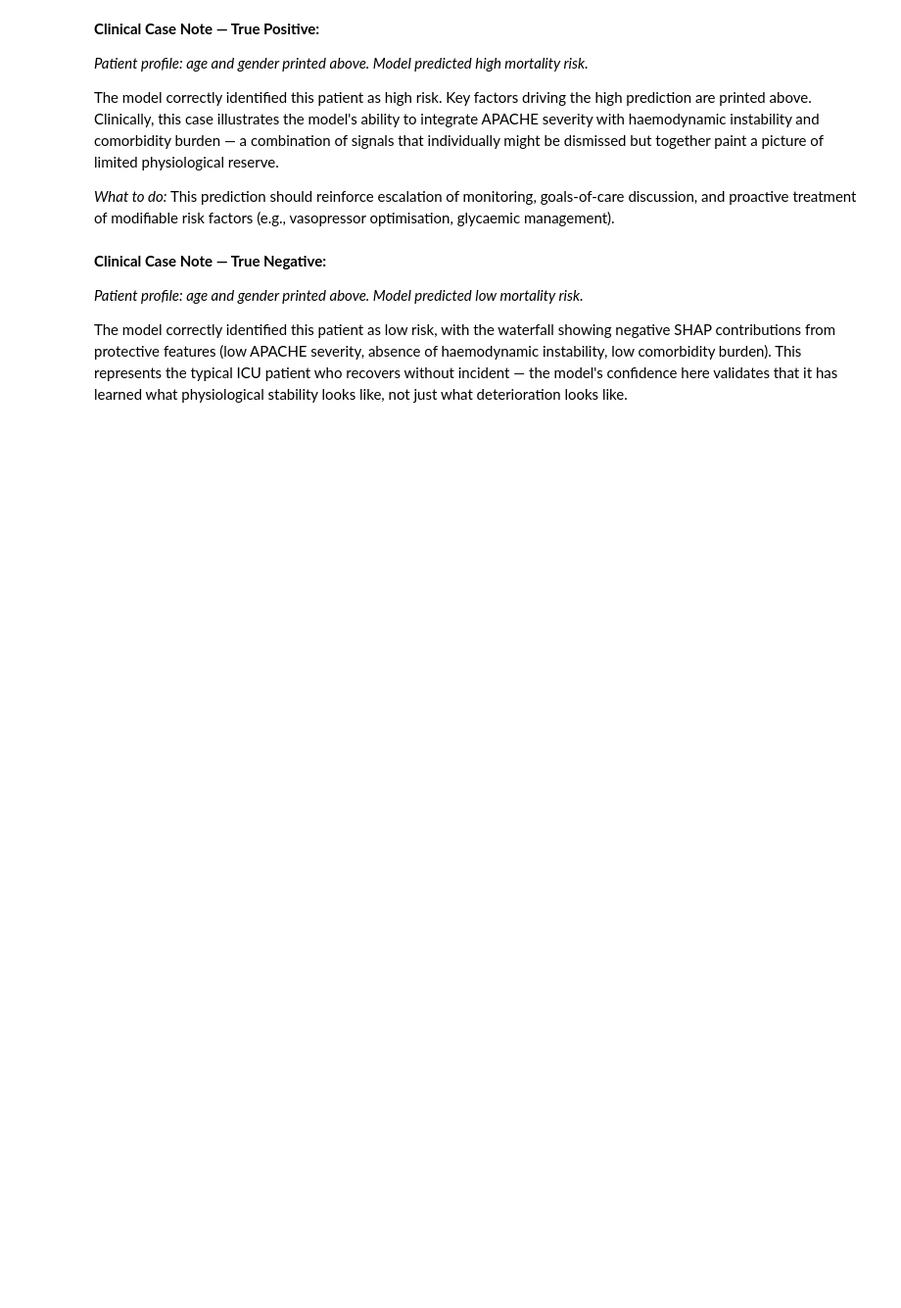
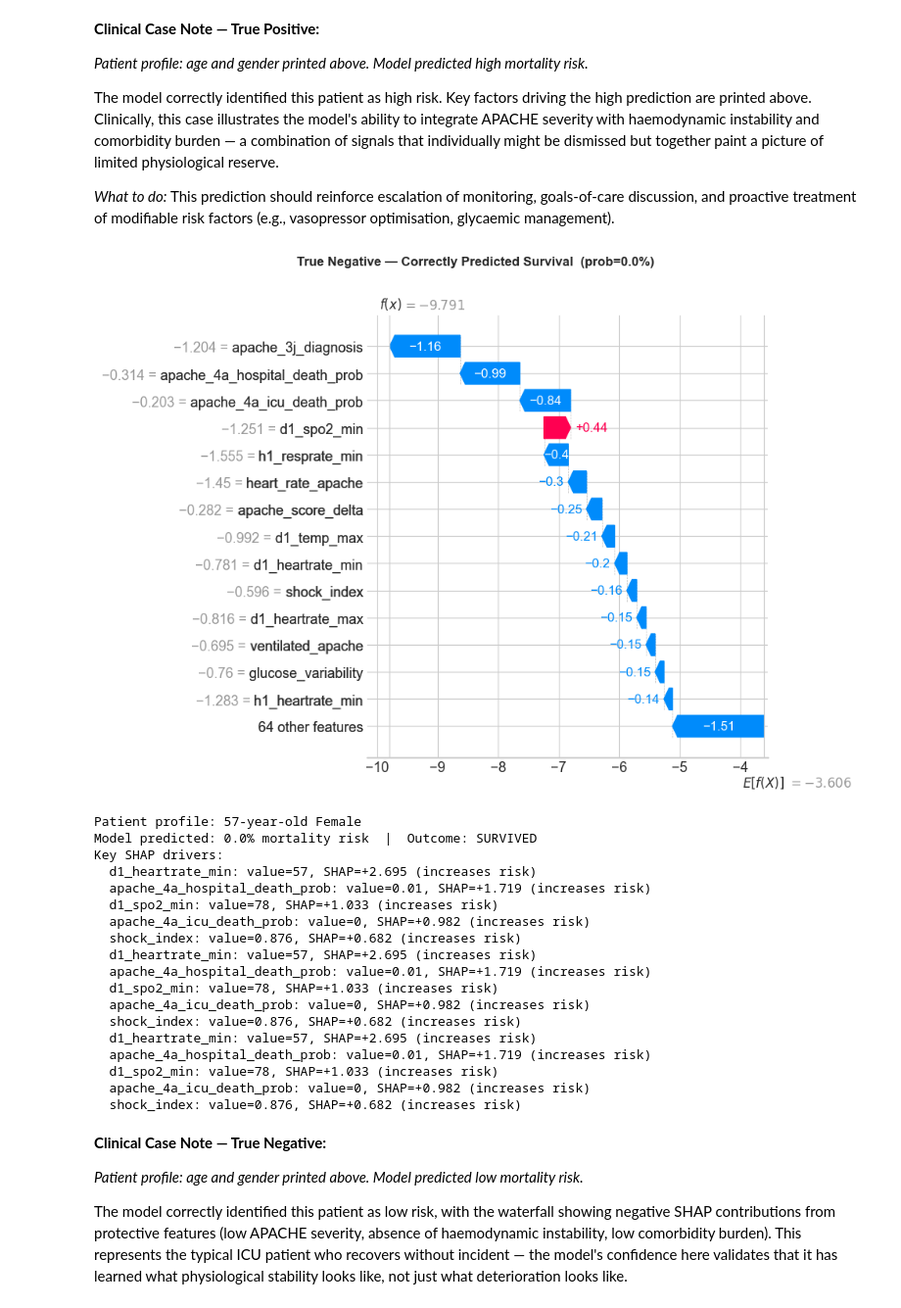
Before and after one commit to tettehosabutey49/ICU-Mortality-Risk, a Jupyter notebook: notebooks/04_explainability.ipynb, the cells around one changed output. Shown at 98% size. Drawn from its saved outputs; the diff is of its cells as text; code cells hidden in the pictures; blank space fills up the shorter version.

```diff
--- a/notebooks/04_explainability.ipynb
+++ b/notebooks/04_explainability.ipynb
@@ -370,22 +463,45 @@ optimisation, glycaemic management).
 # %%
 if tn_i is not None:
     plot_waterfall(
         shap_full, tn_i,
         title=f'True Negative — Correctly Predicted Survival  (prob={test_probs[tn_i]*100:.1f}%)',
         save_path=FIGURES_DIR / 'shap_waterfall_true_negative.png',
     )
     pf = X_test.iloc[tn_i]
     age = pf.get('age', 'N/A'); g = 'Male' if pf.get('gender',0)==1 else 'Female'
     top3 = sorted(zip(shap_full.feature_names, shap_full.values[tn_i]),
                   key=lambda x: abs(x[1]), reverse=True)[:3]
     print(f"Patient profile: {age:.0f}-year-old {g}")
     print(f"Model predicted: {test_probs[tn_i]*100:.1f}% mortality risk  |  Outcome: SURVIVED")
     print(f"Key SHAP drivers:")
     for feat, sv in top3:
         val = pf.get(feat, 'N/A')
         direction = 'increases' if sv > 0 else 'decreases'
-        print(f"  {feat}: value={val:.3g if isinstance(val, float) else val}, "
-              f"SHAP={sv:+.3f} ({direction} risk)")
+        for feat, sv in top5:
+            val = pf.get(feat, 'N/A')
+            val_str = f"{val:.3g}" if isinstance(val, (int, float)) else str(val)
+            direction = 'increases' if sv > 0 else 'decreases'
+            print(f"  {feat}: value={val_str}, SHAP={sv:+.3f} ({direction} risk)")
+# %% [output]
+[figure, added]
+Patient profile: 57-year-old Female
+Model predicted: 0.0% mortality risk  |  Outcome: SURVIVED
+Key SHAP drivers:
+  d1_heartrate_min: value=57, SHAP=+2.695 (increases risk)
+  apache_4a_hospital_death_prob: value=0.01, SHAP=+1.719 (increases risk)
+  d1_spo2_min: value=78, SHAP=+1.033 (increases risk)
+  apache_4a_icu_death_prob: value=0, SHAP=+0.982 (increases risk)
+  shock_index: value=0.876, SHAP=+0.682 (increases risk)
+  d1_heartrate_min: value=57, SHAP=+2.695 (increases risk)
+  apache_4a_hospital_death_prob: value=0.01, SHAP=+1.719 (increases risk)
+  d1_spo2_min: value=78, SHAP=+1.033 (increases risk)
+  apache_4a_icu_death_prob: value=0, SHAP=+0.982 (increases risk)
+  shock_index: value=0.876, SHAP=+0.682 (increases risk)
+  d1_heartrate_min: value=57, SHAP=+2.695 (increases risk)
+  apache_4a_hospital_death_prob: value=0.01, SHAP=+1.719 (increases risk)
+  d1_spo2_min: value=78, SHAP=+1.033 (increases risk)
+  apache_4a_icu_death_prob: value=0, SHAP=+0.982 (increases risk)
+  shock_index: value=0.876, SHAP=+0.682 (increases risk)
 # %% [markdown]
 **Clinical Case Note — True Negative:**
 
```
Also changed, not shown: parts of 18 cells of this notebook, 21 other files.
